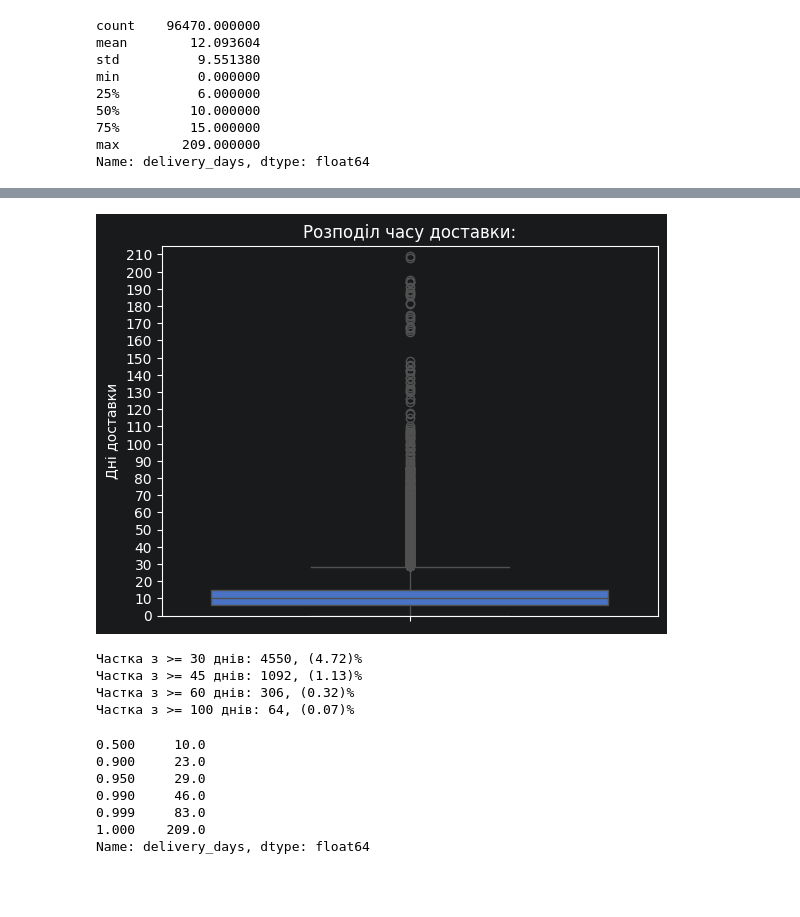
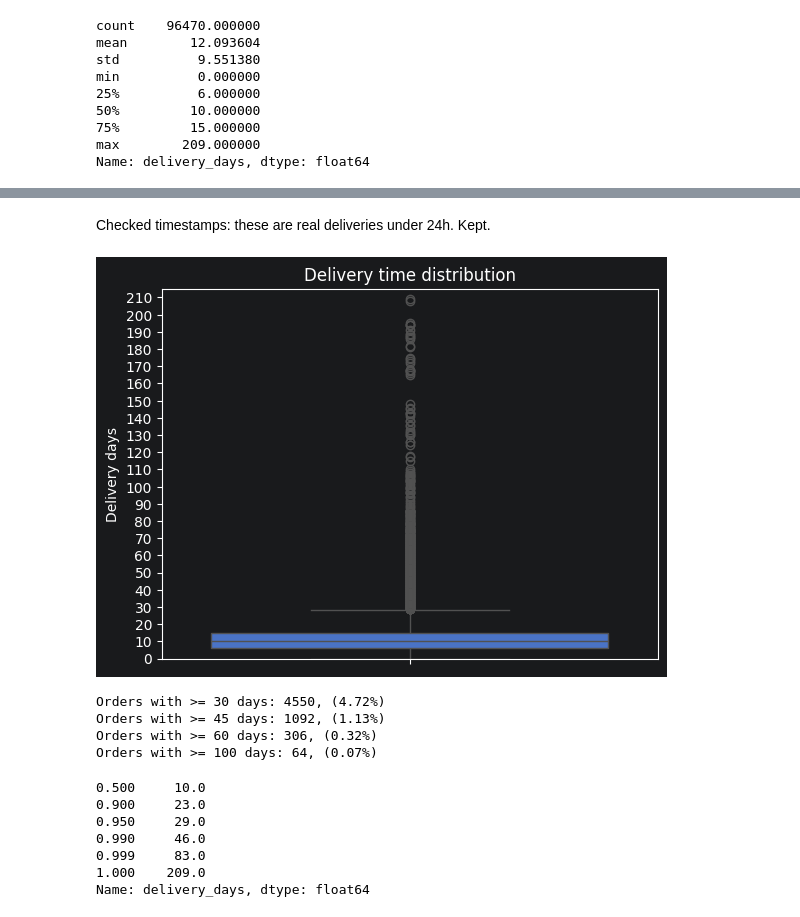
Before and after one commit to arocasim/olist_delivery_risk, a Jupyter notebook: notebooks/01_eda.ipynb, the cells around one changed output, grey strips where cells are left out. Saved outputs shown, nothing was run; the diff lists cells and outputs as text; code cells hidden in the pictures; blank space fills up the shorter version.

Commit message:
EDA: structure, notes, charts, cleanup

```diff
--- a/notebooks/01_eda.ipynb
+++ b/notebooks/01_eda.ipynb
@@ -89,27 +95,26 @@ delivered[delivered['delivery_days'] <= 0]
 | 69580 | bb5a519e352b45b714192a02ffe25681 | 118295a853acb536efff13740faf5be8 | delivered | 2017-05-31 11:11:55 | 2017-05-31 11:22:55 | 2017-05-31 11:36:15 | ... |
 | 91710 | b70a8d75313560b4acf607739560a0e5 | 42992f7eb57b0f04f5a52cf89112f415 | delivered | 2018-05-14 12:20:06 | 2018-05-14 12:40:07 | 2018-05-14 14:25:00 | ... |
 | 97428 | 8339b608be0d84fca9d8da68b58332c3 | ff58662c328f81d3ee549c9caa942f39 | delivered | 2018-06-26 20:48:33 | 2018-06-26 21:07:25 | 2018-06-27 11:31:00 | ... |
+# %% [markdown]
+Checked timestamps: these are real deliveries under 24h. Kept.
 # %%
-import seaborn as sns
-import matplotlib.pyplot as plt
-
 sns.boxplot(delivered['delivery_days'])
-plt.ylabel("Дні доставки")
-plt.title("Розподіл часу доставки:")
+plt.ylabel("Delivery days")
+plt.title("Delivery time distribution")
 plt.ylim(0, 215)
 plt.yticks(range(0, 215, 10))
 plt.show()
 # %% [output]
-[figure, old version]
+[figure, new version]
 # %%
 for threshold in [30, 45, 60, 100]:
     mask = delivered['delivery_days'] >= threshold
-    print(f"Частка з >= {threshold} днів: {mask.sum()}, ({mask.mean()*100:.2f})%")
+    print(f"Orders with >= {threshold} days: {mask.sum()}, ({mask.mean()*100:.2f}%)")
 # %% [output]
-Частка з >= 30 днів: 4550, (4.72)%
-Частка з >= 45 днів: 1092, (1.13)%
-Частка з >= 60 днів: 306, (0.32)%
-Частка з >= 100 днів: 64, (0.07)%
+Orders with >= 30 days: 4550, (4.72%)
+Orders with >= 45 days: 1092, (1.13%)
+Orders with >= 60 days: 306, (0.32%)
+Orders with >= 100 days: 64, (0.07%)
 # %%
 delivered['delivery_days'].quantile([0.5, 0.9, 0.95, 0.99, 0.999, 1.0])
 # %% [output]
```
Also changed, not shown: parts of 42 cells of this notebook.
